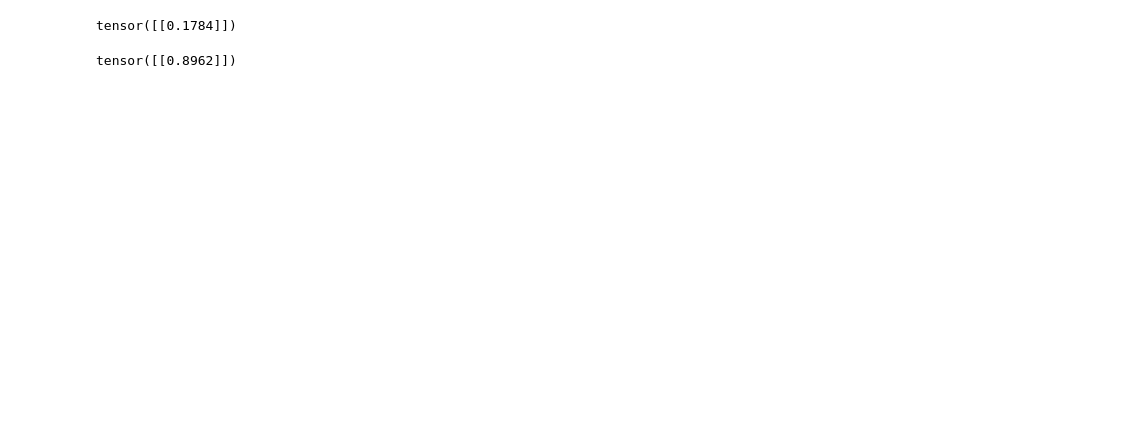
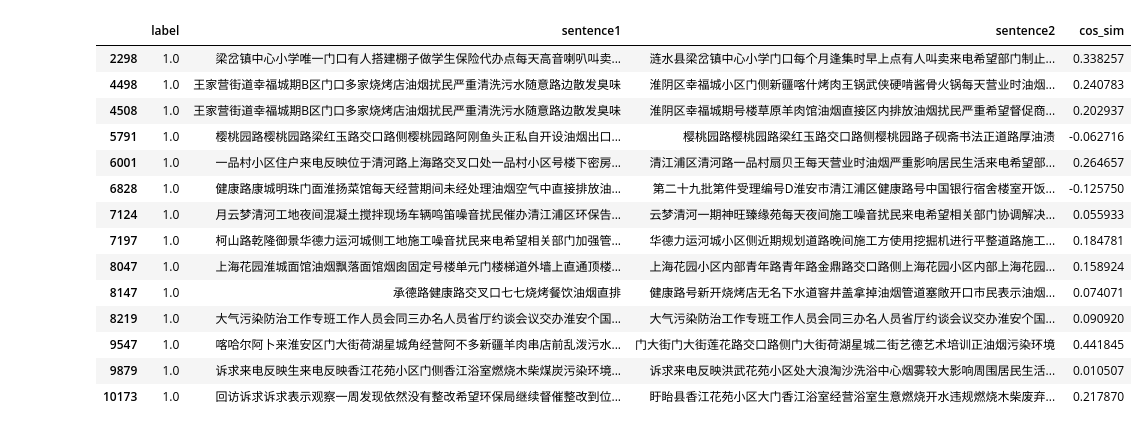
Before and after one commit to anqi-guo/duplicated_complaints_identification, a Jupyter notebook: 4_sbert.ipynb, the cells around one changed output. Cells and saved outputs as stored; diff of their text form; code cells hidden in the pictures; blank space fills up the shorter version.

```diff
--- a/4_sbert.ipynb
+++ b/4_sbert.ipynb
@@ -130,9 +151,0 @@ sns.scatterplot(data=test_df, y='cos_sim', x='label')
-# %%
-from sentence_transformers import SentenceTransformer, SentencesDataset, InputExample, evaluation, losses
-from torch.utils.data import DataLoader
-
-model_noft = SentenceTransformer('sentence-transformers/paraphrase-multilingual-MiniLM-L12-v2')
-
-test_df['cos_sim'] = test_df.progress_apply(lambda row: util.pytorch_cos_sim(model_noft.encode(row['sentence1']), model_noft.encode(row['sentence2'])).item(), axis=1)
-test_df['label'] = test_df['label'].astype(str)
-sns.scatterplot(data=test_df, y='cos_sim', x='label')
@@ -166,15 +152,18 @@ Requirement already satisfied: pillow!=8.3.0,>=5.3.0 in /usr/local/lib/python3.7
-# %%
-sent1 = '古桑街道石龙村李营组中心路有人倾倒垃圾来电希望尽快清理垃圾'
-sent2 = '盱眙县古桑街道石龙村李营组丁能云女士反映其家靠近路边后山头有货车夜里运输噪音扰民严重'
-
-from sentence_transformers import util
-util.cos_sim(model.encode(sent1), model.encode(sent2))
-# %% [output]
-tensor([[0.1784]])
-# %%
-sent1 = '1古桑街道佛窝村刘观组内空气中弥漫猪臭味来电要求相关部门查明原因提供方案处理猪臭味问题2村内的魔剑河被倾倒大量猪屎来电要求提供方案处理河水被污染问题'
-sent2 = '古桑街道佛窝村刘观组近期有人在其村组的山边建猪圈靠近居民区养猪后期气味扰民严重来电核实建猪圈是否有手续禁止在居民区附近养猪'
-
-util.cos_sim(model.encode(sent1), model.encode(sent2))
-# %% [output]
-tensor([[0.8962]])
+# %%
+test_df.query('label=="1.0" and cos_sim<.5')
+# %% [output]
+|  | label | sentence1 | sentence2 | cos_sim |
+| 2298 | 1.0 | 梁岔镇中心小学唯一门口有人搭建棚子做学生保险代办点每天高音喇叭叫卖... | 涟水县梁岔镇中心小学门口每个月逢集时早上点有人叫卖来电希望部门制止... | 0.338257 |
+| 4498 | 1.0 | 王家营街道幸福城期B区门口多家烧烤店油烟扰民严重清洗污水随意路边散发臭味 | 淮阴区幸福城小区门侧新疆喀什烤肉王锅武侠硬啃酱骨火锅每天营业时油烟... | 0.240783 |
+| 4508 | 1.0 | 王家营街道幸福城期B区门口多家烧烤店油烟扰民严重清洗污水随意路边散发臭味 | 淮阴区幸福城期号楼草原羊肉馆油烟直接区内排放油烟扰民严重希望督促商... | 0.202937 |
+| 5791 | 1.0 | 樱桃园路樱桃园路梁红玉路交口路侧樱桃园路阿刚鱼头正私自开设油烟出口... | 樱桃园路樱桃园路梁红玉路交口路侧樱桃园路子砚斋书法正道路厚油渍 | -0.062716 |
+| 6001 | 1.0 | 一品村小区住户来电反映位于清河路上海路交叉口处一品村小区号楼下密房... | 清江浦区清河路一品村扇贝王每天营业时油烟严重影响居民生活来电希望部... | 0.264657 |
+| 6828 | 1.0 | 健康路康城明珠门面淮扬菜馆每天经营期间未经处理油烟空气中直接排放油... | 第二十九批第件受理编号D淮安市清江浦区健康路号中国银行宿舍楼室开饭... | -0.125750 |
+| 7124 | 1.0 | 月云梦清河工地夜间混凝土搅拌现场车辆鸣笛噪音扰民催办清江浦区环保告... | 云梦清河一期神旺臻缘苑每天夜间施工噪音扰民来电希望相关部门协调解决... | 0.055933 |
+| 7197 | 1.0 | 柯山路乾隆御景华德力运河城侧工地施工噪音扰民来电希望相关部门加强管... | 华德力运河城小区侧近期规划道路晚间施工方使用挖掘机进行平整道路施工... | 0.184781 |
+| 8047 | 1.0 | 上海花园淮城面馆油烟飘落面馆烟囱固定号楼单元门楼梯道外墙上直通顶楼... | 上海花园小区内部青年路青年路金鼎路交口路侧上海花园小区内部上海花园... | 0.158924 |
+| 8147 | 1.0 | 承德路健康路交叉口七七烧烤餐饮油烟直排 | 健康路号新开烧烤店无名下水道窨井盖拿掉油烟管道塞敞开口市民表示油烟... | 0.074071 |
+| 8219 | 1.0 | 大气污染防治工作专班工作人员会同三办名人员省厅约谈会议交办淮安个国... | 大气污染防治工作专班工作人员会同三办名人员省厅约谈会议交办淮安个国... | 0.090920 |
+| 9547 | 1.0 | 喀哈尔阿卜来淮安区门大街荷湖星城角经营阿不多新疆羊肉串店前乱泼污水... | 门大街门大街莲花路交口路侧门大街荷湖星城二街艺德艺术培训正油烟污染环境 | 0.441845 |
+| 9879 | 1.0 | 诉求来电反映生来电反映香江花苑小区门侧香江浴室燃烧木柴煤炭污染环境... | 诉求来电反映洪武花苑小区处大浪淘沙洗浴中心烟雾较大影响周围居民生活... | 0.010507 |
+| 10173 | 1.0 | 回访诉求诉求表示观察一周发现依然没有整改希望环保局继续督催整改到位... | 盱眙县香江花苑小区大门香江浴室经营浴室生意燃烧开水违规燃烧木柴废弃... | 0.217870 |
```
Also changed, not shown: parts of 18 cells of this notebook.
